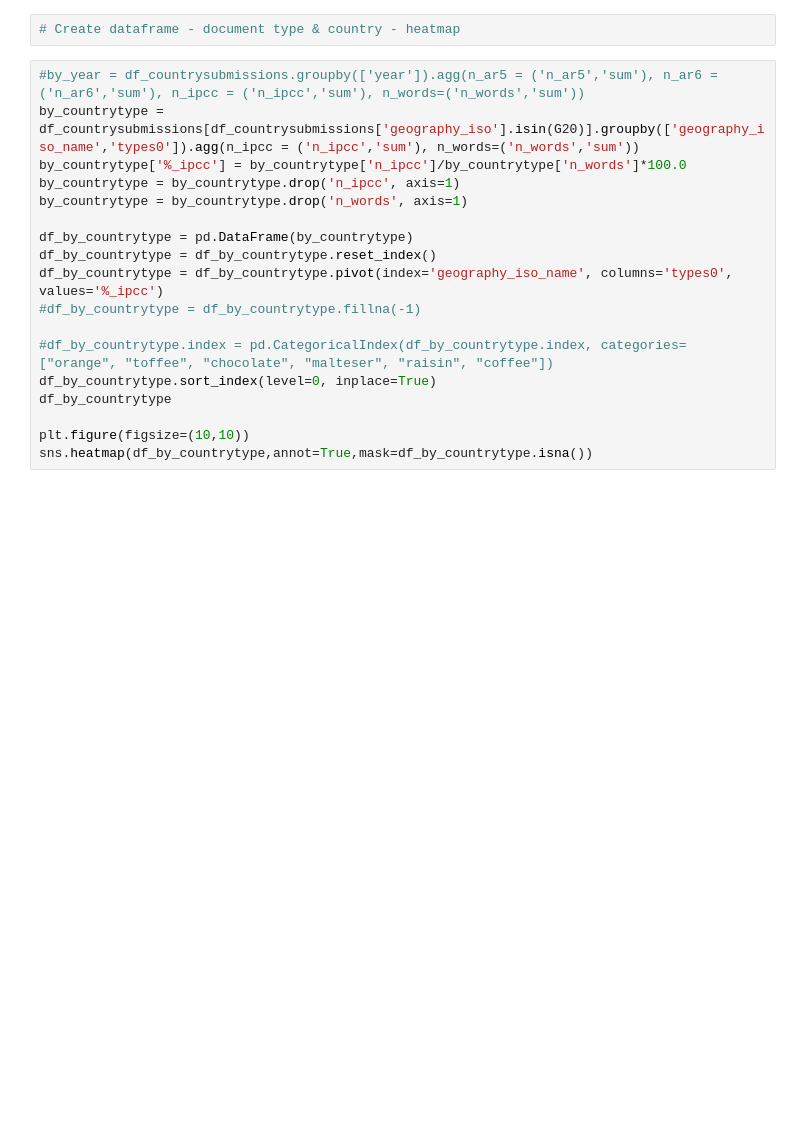
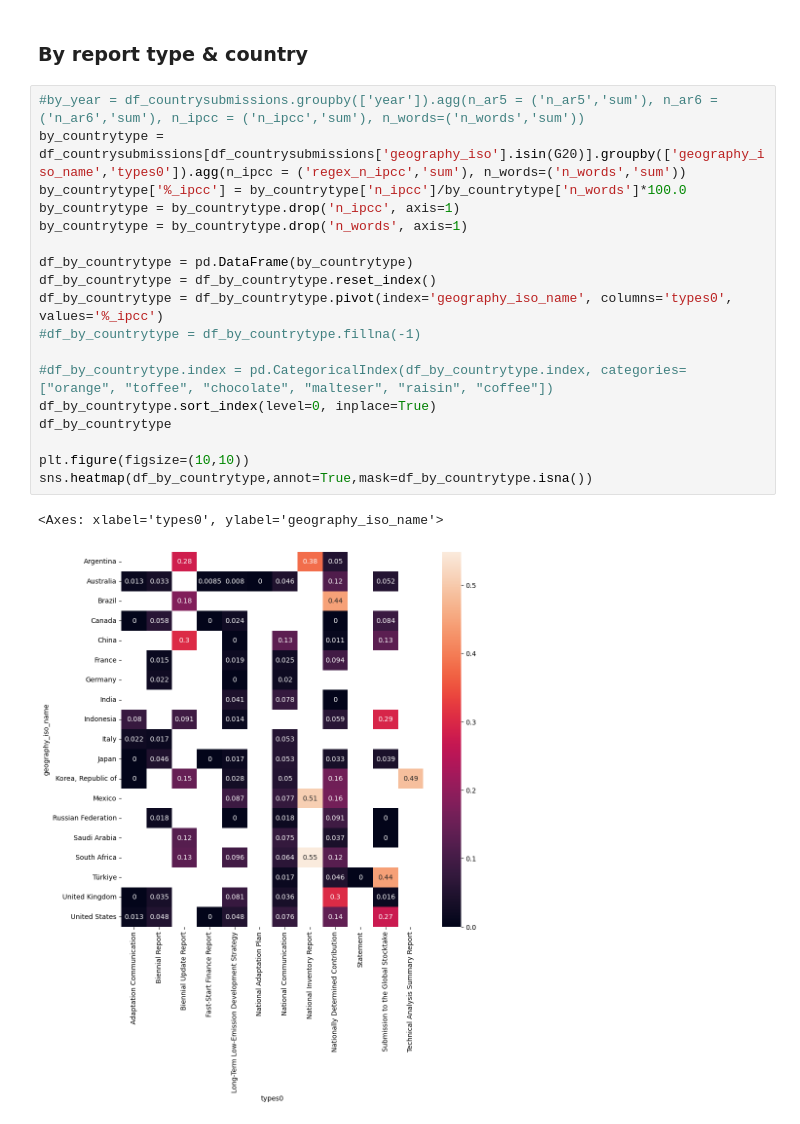
Before and after one commit to jiaminlim/IPCCandUNFCCC, a Jupyter notebook: mention counts/Analysis - Mention Counts.ipynb, the cells around one changed output. Cells and saved outputs as stored; diff of their text form; blank space fills up the shorter version.

```diff
--- a/mention counts/Analysis - Mention Counts.ipynb
+++ b/mention counts/Analysis - Mention Counts.ipynb
@@ -272,22 +267,25 @@ plt.show()
-# %%
-# Create dataframe - document type & country - heatmap
+# %% [markdown]
+### By report type & country
 # %%
 #by_year = df_countrysubmissions.groupby(['year']).agg(n_ar5 = ('n_ar5','sum'), n_ar6 = ('n_ar6','sum'), n_ipcc = ('n_ipcc','sum'), n_words=('n_words','sum'))
-by_countrytype = df_countrysubmissions[df_countrysubmissions['geography_iso'].isin(G20)].groupby(['geography_iso_name','types0']).agg(n_ipcc = ('n_ipcc','sum'), n_words=('n_words','sum'))
+by_countrytype = df_countrysubmissions[df_countrysubmissions['geography_iso'].isin(G20)].groupby(['geography_iso_name','types0']).agg(n_ipcc = ('regex_n_ipcc','sum'), n_words=('n_words','sum'))
 by_countrytype['%_ipcc'] = by_countrytype['n_ipcc']/by_countrytype['n_words']*100.0
 by_countrytype = by_countrytype.drop('n_ipcc', axis=1)
 by_countrytype = by_countrytype.drop('n_words', axis=1)
 
 df_by_countrytype = pd.DataFrame(by_countrytype)
 df_by_countrytype = df_by_countrytype.reset_index()
 df_by_countrytype = df_by_countrytype.pivot(index='geography_iso_name', columns='types0', values='%_ipcc')
 #df_by_countrytype = df_by_countrytype.fillna(-1)
 
 #df_by_countrytype.index = pd.CategoricalIndex(df_by_countrytype.index, categories= ["orange", "toffee", "chocolate", "malteser", "raisin", "coffee"])
 df_by_countrytype.sort_index(level=0, inplace=True)
 df_by_countrytype
 
 plt.figure(figsize=(10,10))
 sns.heatmap(df_by_countrytype,annot=True,mask=df_by_countrytype.isna())
+# %% [output]
+<Axes: xlabel='types0', ylabel='geography_iso_name'>
+[figure, added]
 # %%
 #by_year = df_countrysubmissions.groupby(['year']).agg(n_ar5 = ('n_ar5','sum'), n_ar6 = ('n_ar6','sum'), n_ipcc = ('n_ipcc','sum'), n_words=('n_words','sum'))
```
Also changed, not shown: parts of 21 cells of this notebook, 23 other files.
